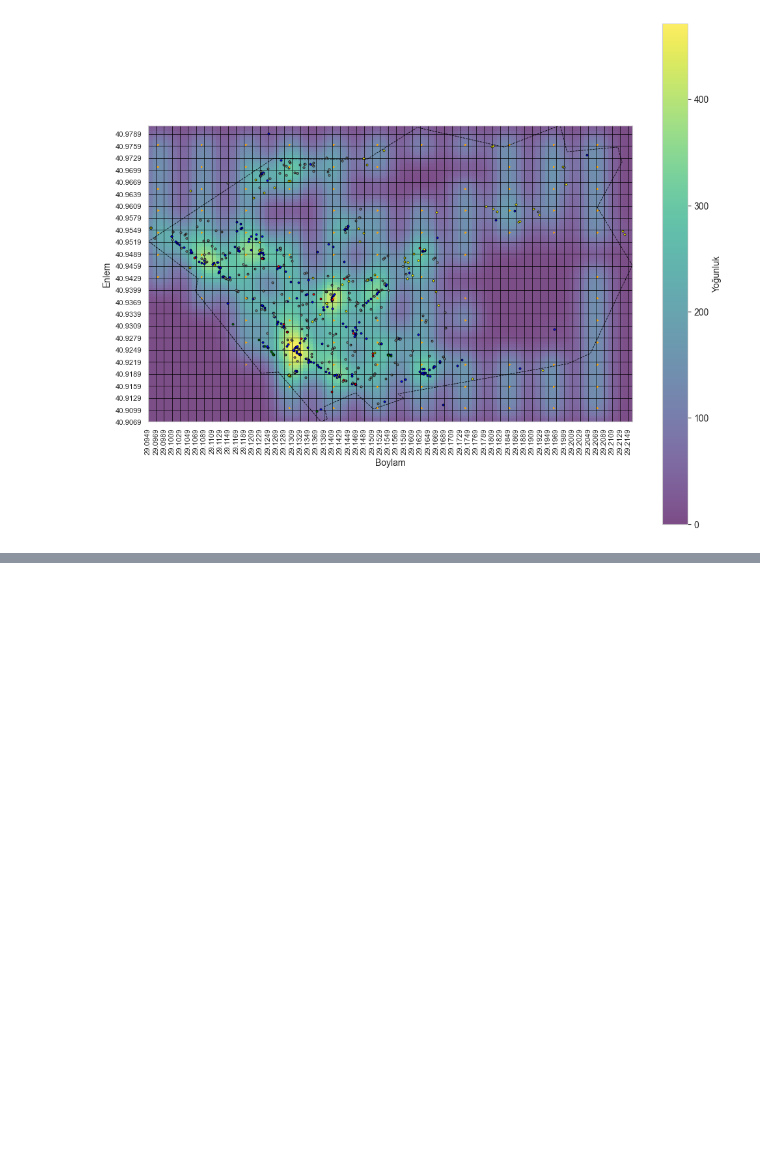
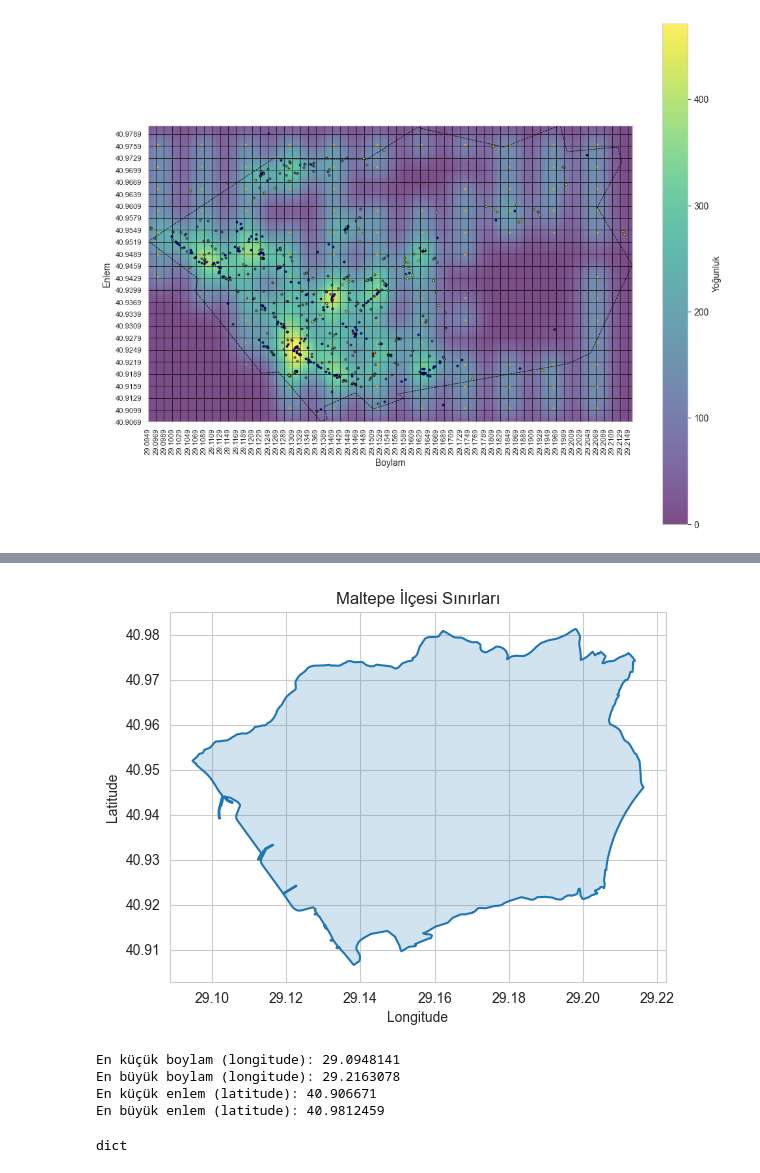
Before and after one commit to umutky/engineering_project, a Jupyter notebook: prepare_data.ipynb, the cells around one changed output, grey strips where cells are left out. Saved outputs shown, nothing was run; the diff lists cells and outputs as text; code cells hidden in the pictures; blank space fills up the shorter version.

```diff
--- a/prepare_data.ipynb
+++ b/prepare_data.ipynb
@@ -774,0 +897,66 @@ plt.show()
+# %%
+import json
+
+# GeoJSON dosyasının yolu
+dosya_yolu = "C:/Users/umutk/Downloads/ilceler.geojson"
+
+# GeoJSON dosyasını açın ve içeriği okuyun
+with open(dosya_yolu, "r", encoding="utf-8") as dosya:
+    geojson_verisi = json.load(dosya)
+
+# Veriyi kontrol etmek için ekrana yazdır
+geojson_verisi["features"][11]
+
+maltepe_ilce_polygon = geojson_verisi["features"][11]['geometry']
+# %%
+import matplotlib.pyplot as plt
+from shapely.geometry import Polygon
+
+# Veri setinizdeki koordinatlar
+coordinates = maltepe_ilce_polygon['coordinates'][0]
+
+# Polygon oluşturma
+polygon = Polygon(coordinates)
+
+# Polygon çizimi
+x, y = polygon.exterior.xy
+plt.plot(x, y)
+plt.fill(x, y, alpha=0.2)  # Polygonu doldurma
+plt.title('Maltepe İlçesi Sınırları')
+plt.xlabel('Longitude')
+plt.ylabel('Latitude')
+plt.grid(True)
+plt.show()
+# %% [output]
+[figure, added]
+# %%
+# En küçük ve en büyük koordinatları bulma
+min_lon = min(coord[0] for coord in maltepe_ilce_polygon['coordinates'][0])
+max_lon = max(coord[0] for coord in maltepe_ilce_polygon['coordinates'][0])
+min_lat = min(coord[1] for coord in maltepe_ilce_polygon['coordinates'][0])
+max_lat = max(coord[1] for coord in maltepe_ilce_polygon['coordinates'][0])
+
+# Uç noktaları yazdırma
+print("En küçük boylam (longitude):", min_lon)
+print("En büyük boylam (longitude):", max_lon)
+print("En küçük enlem (latitude):", min_lat)
+print("En büyük enlem (latitude):", max_lat)
+# %% [output]
+En küçük boylam (longitude): 29.0948141
+En büyük boylam (longitude): 29.2163078
+En küçük enlem (latitude): 40.906671
+En büyük enlem (latitude): 40.9812459
+# %%
+import json
+
+# GeoJSON dosyasının yolu
+dosya_yolu = "C:/Users/umutk/Downloads/mahalleler.geojson"
+
+# GeoJSON dosyasını açın ve içeriği okuyun
+with open(dosya_yolu, "r", encoding="utf-8") as dosya:
+    geojson_verisi = json.load(dosya)
+
+# Veriyi kontrol etmek için ekrana yazdır
+type(geojson_verisi)
+# %% [output]
+dict
```
Also changed, not shown: parts of 42 cells of this notebook, 2 other files.
